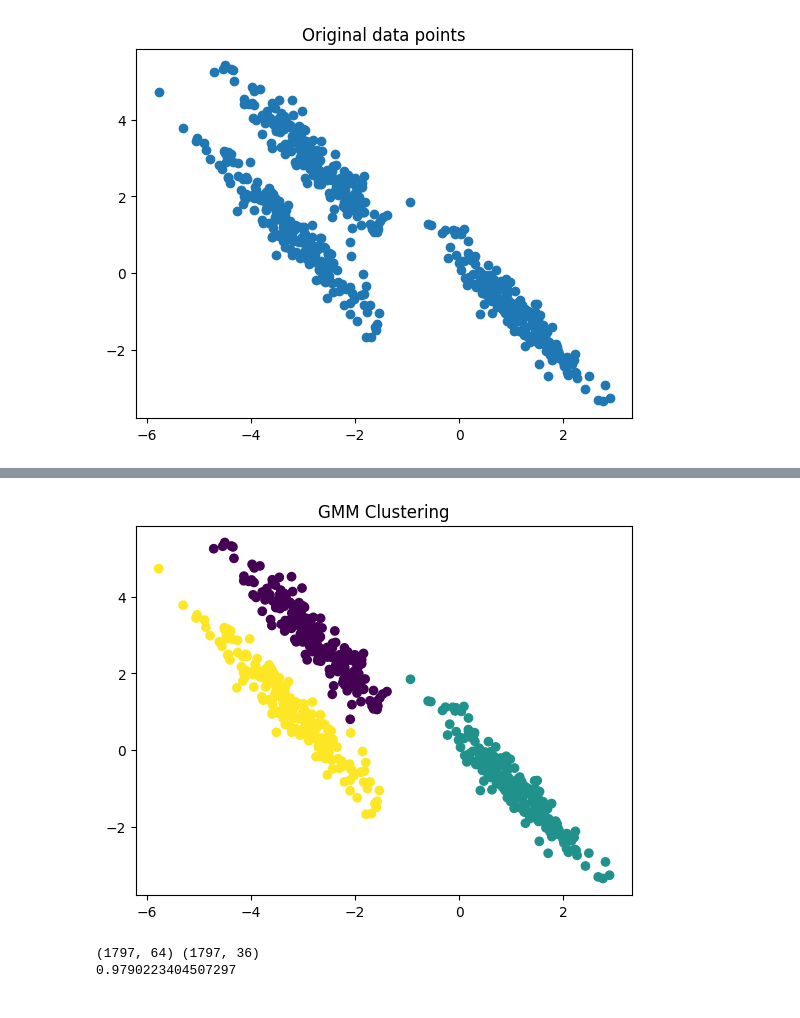
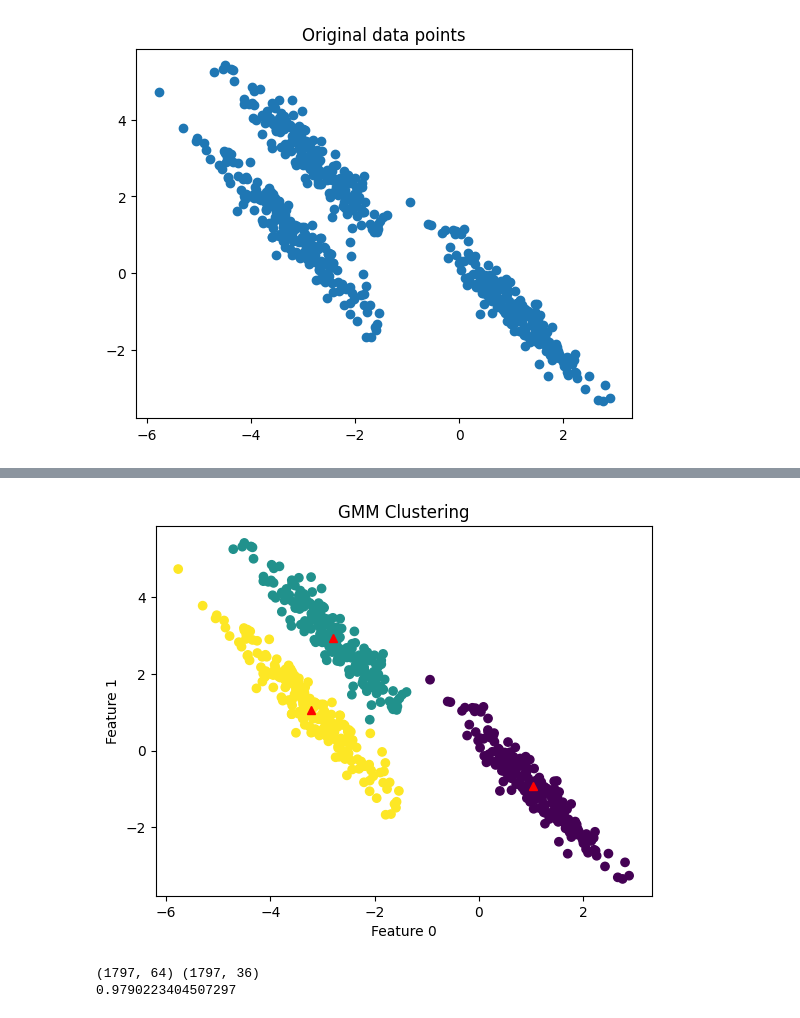
Before and after one commit to wooihaw/mlpy_july2024, a Jupyter notebook: day3.ipynb, the cells around one changed output, grey strips where cells are left out. Drawn from its saved outputs; the diff is of its cells as text; code cells hidden in the pictures.

```diff
--- a/day3.ipynb
+++ b/day3.ipynb
@@ -232,6 +232,10 @@ plt.show()
 km = KMeans(n_clusters=3).fit(X)
 
 plt.scatter(X["Feature 0"], X["Feature 1"], c=km.labels_)
+for i in range(3):
+    plt.plot(km.cluster_centers_[i][0], km.cluster_centers_[i][1], "r^")
+plt.xlabel("Feature 0")
+plt.ylabel("Feature 1")
 plt.title("KMeans Clustering")
 plt.show()
 # %% [output]
@@ -239,14 +243,19 @@ plt.show()
 # %%
 # Gaussian mixture model clustering
 gmm = GaussianMixture(n_components=3).fit(X)
+cluster_centers = gmm.means_
 
 labels = gmm.predict(X)
 
 plt.scatter(X["Feature 0"], X["Feature 1"], c=labels)
+for i in range(3):
+    plt.plot(cluster_centers[i][0], cluster_centers[i][1], "r^")
+plt.xlabel("Feature 0")
+plt.ylabel("Feature 1")
 plt.title("GMM Clustering")
 plt.show()
 # %% [output]
-[figure, old version]
+[figure, new version]
 # %%
 # %load ml36.py
 # Dimensionality reduction using PCA
```
Also changed, not shown: parts of 1 cell of this notebook, 1 other file.
